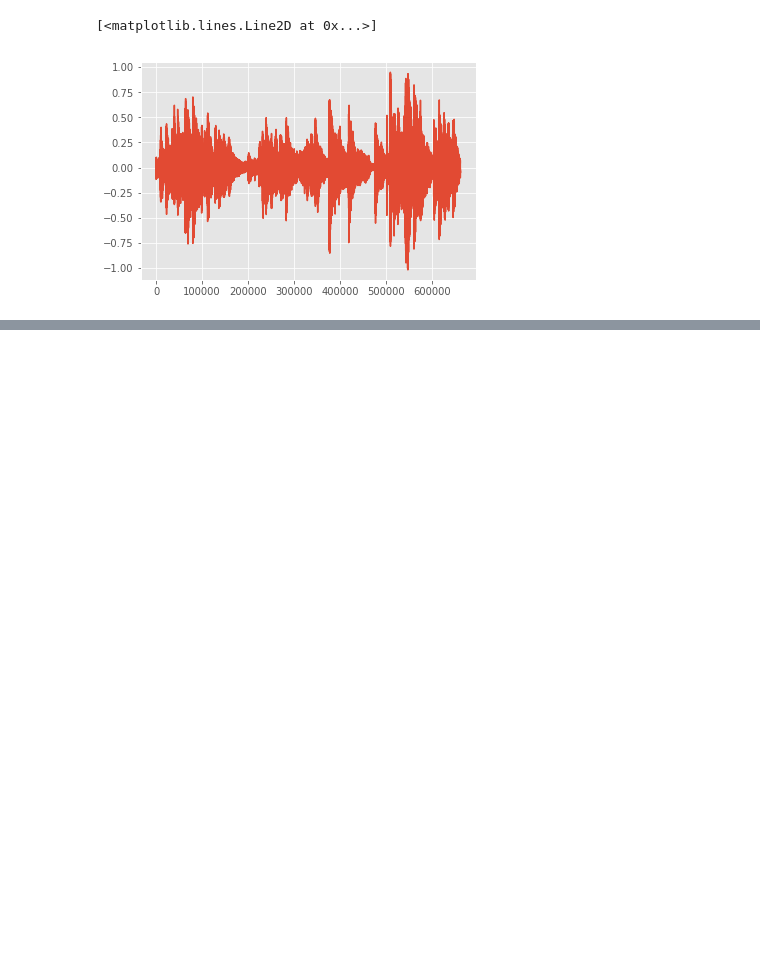
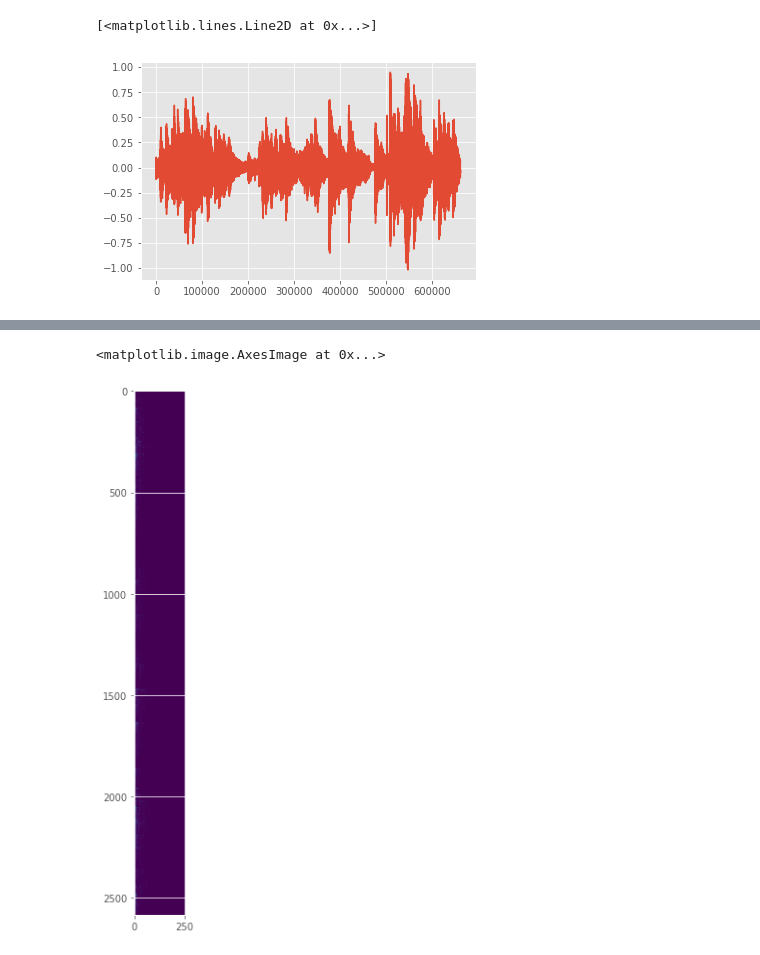
Before and after one commit to jaynilpatel/audio-classifier, a Jupyter notebook: gtzan.ipynb, the cells around one changed output, grey strips where cells are left out. Cells and saved outputs as stored; diff of their text form; code cells hidden in the pictures; blank space fills up the shorter version.

```diff
--- a/gtzan.ipynb
+++ b/gtzan.ipynb
@@ -45,0 +50,17 @@ plt.plot(s)
+# %%
+fft_size = 512
+hop_size = 256
+print("s:",s)
+print("\ns shape:", s.shape)
+
+re, img = dft.dft_np(s, hop_size=256, fft_size=512)
+print("\nreal:",re)
+print("\nimaginary:",img)
+print("\nreal shape, imaginary shape:", re.shape, img.shape)
+
+mag, phs = dft.ztoc(re, im)
+print("\nMagnitude:",mag)
+print("\nPhase:",phs)
+
+print("\nMagnitude Shape:",mag.shape)
+print("\nPhase Shape:",phs.shape)
@@ -45,0 +85,6 @@ plt.plot(s)
+# %%
+plt.figure(figsize=(4,10))
+plt.imshow(mag)
+# %% [output]
+<matplotlib.image.AxesImage at 0x...>
+[figure, added]
```
Also changed, not shown: parts of 8 cells of this notebook.
